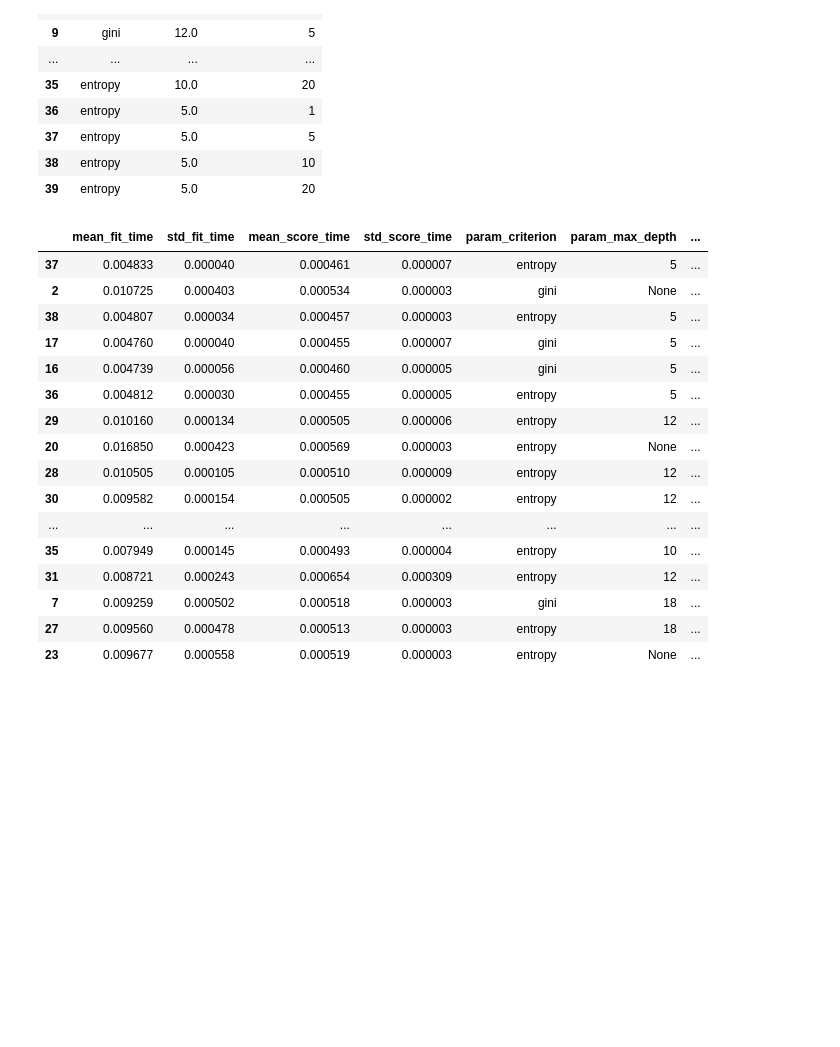
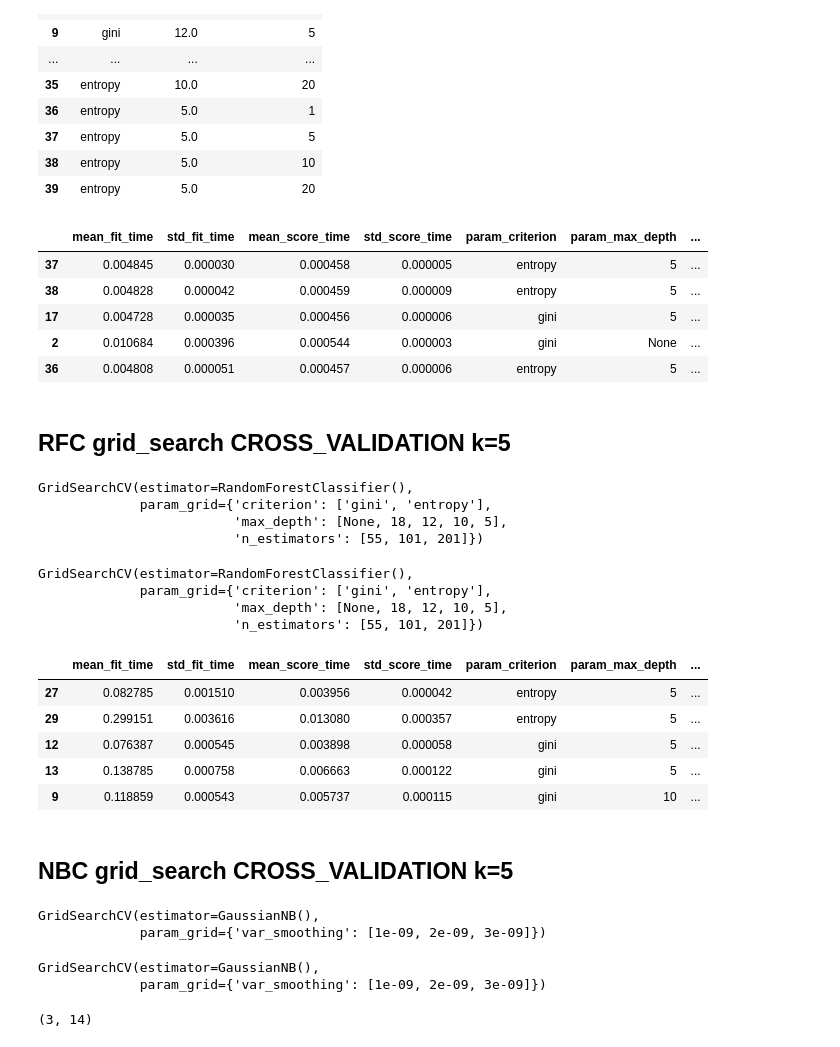
Before and after one commit to Project-Over-Under/Over_Under, a Jupyter notebook: MODEL/model_r_round2.ipynb, the cells around one changed output. Drawn from its saved outputs; the diff is of its cells as text; code cells hidden in the pictures; blank space fills up the shorter version.

```diff
--- a/MODEL/model_r_round2.ipynb
+++ b/MODEL/model_r_round2.ipynb
@@ -89,3 +92,5 @@ print(f'baseline precision: {baseline_precision:.2%}')
 baseline precision: 50.74%
 # %%
 df.drop(columns='baseline',inplace=True)
+# %%
+df_no_stadium = df.drop(columns='stadium')
@@ -92,5 +106,5 @@ df.drop(columns='baseline',inplace=True)
 # %%
-X_train, y_train, X_validate, y_validate, X_test, y_test = ex.train_validate_test(df,'is_under')
+X_train, y_train, X_validate, y_validate, X_test, y_test = ex.train_validate_test(df_no_stadium,'is_under')
 # %%
 X_train.shape, y_train.shape, X_validate.shape, y_validate.shape, X_test.shape, y_test.shape
 # %% [output]
@@ -255,22 +269,13 @@ params
 | 38 | entropy | 5.0 | 10 |
 | 39 | entropy | 5.0 | 20 |
 # %%
-results_df_init.sort_values(by='rank_test_score')
+results_df_init.sort_values(by='rank_test_score').head()
 # %% [output]
 |  | mean_fit_time | std_fit_time | mean_score_time | std_score_time | param_criterion | param_max_depth | ... |
-| 37 | 0.004833 | 0.000040 | 0.000461 | 0.000007 | entropy | 5 | ... |
-| 2 | 0.010725 | 0.000403 | 0.000534 | 0.000003 | gini | None | ... |
-| 38 | 0.004807 | 0.000034 | 0.000457 | 0.000003 | entropy | 5 | ... |
-| 17 | 0.004760 | 0.000040 | 0.000455 | 0.000007 | gini | 5 | ... |
-| 16 | 0.004739 | 0.000056 | 0.000460 | 0.000005 | gini | 5 | ... |
-| 36 | 0.004812 | 0.000030 | 0.000455 | 0.000005 | entropy | 5 | ... |
-| 29 | 0.010160 | 0.000134 | 0.000505 | 0.000006 | entropy | 12 | ... |
-| 20 | 0.016850 | 0.000423 | 0.000569 | 0.000003 | entropy | None | ... |
-| 28 | 0.010505 | 0.000105 | 0.000510 | 0.000009 | entropy | 12 | ... |
-| 30 | 0.009582 | 0.000154 | 0.000505 | 0.000002 | entropy | 12 | ... |
-| ... | ... | ... | ... | ... | ... | ... | ... |
-| 35 | 0.007949 | 0.000145 | 0.000493 | 0.000004 | entropy | 10 | ... |
-| 31 | 0.008721 | 0.000243 | 0.000654 | 0.000309 | entropy | 12 | ... |
-| 7 | 0.009259 | 0.000502 | 0.000518 | 0.000003 | gini | 18 | ... |
-| 27 | 0.009560 | 0.000478 | 0.000513 | 0.000003 | entropy | 18 | ... |
-| 23 | 0.009677 | 0.000558 | 0.000519 | 0.000003 | entropy | None | ... |
+| 37 | 0.004845 | 0.000030 | 0.000458 | 0.000005 | entropy | 5 | ... |
+| 38 | 0.004828 | 0.000042 | 0.000459 | 0.000009 | entropy | 5 | ... |
+| 17 | 0.004728 | 0.000035 | 0.000456 | 0.000006 | gini | 5 | ... |
+| 2 | 0.010684 | 0.000396 | 0.000544 | 0.000003 | gini | None | ... |
+| 36 | 0.004808 | 0.000051 | 0.000457 | 0.000006 | entropy | 5 | ... |
+# %% [markdown]
+## RFC grid_search CROSS_VALIDATION k=5
@@ -276,0 +290,14 @@ results_df_init.sort_values(by='rank_test_score')
+# %%
+gr_search
+# %% [output]
+GridSearchCV(estimator=RandomForestClassifier(),
+             param_grid={'criterion': ['gini', 'entropy'],
+                         'max_depth': [None, 18, 12, 10, 5],
+                         'n_estimators': [55, 101, 201]})
+# %%
+gr_search.fit(X_train, y_train)
+# %% [output]
+GridSearchCV(estimator=RandomForestClassifier(),
+             param_grid={'criterion': ['gini', 'entropy'],
+                         'max_depth': [None, 18, 12, 10, 5],
+                         'n_estimators': [55, 101, 201]})
@@ -276,0 +308,12 @@ results_df_init.sort_values(by='rank_test_score')
+# %%
+params = pd.DataFrame(results['params'])
+results_df_init.sort_values(by='rank_test_score').head()
+# %% [output]
+|  | mean_fit_time | std_fit_time | mean_score_time | std_score_time | param_criterion | param_max_depth | ... |
+| 27 | 0.082785 | 0.001510 | 0.003956 | 0.000042 | entropy | 5 | ... |
+| 29 | 0.299151 | 0.003616 | 0.013080 | 0.000357 | entropy | 5 | ... |
+| 12 | 0.076387 | 0.000545 | 0.003898 | 0.000058 | gini | 5 | ... |
+| 13 | 0.138785 | 0.000758 | 0.006663 | 0.000122 | gini | 5 | ... |
+| 9 | 0.118859 | 0.000543 | 0.005737 | 0.000115 | gini | 10 | ... |
+# %% [markdown]
+## NBC grid_search CROSS_VALIDATION k=5
@@ -276,0 +326,16 @@ results_df_init.sort_values(by='rank_test_score')
+# %%
+gr_search
+# %% [output]
+GridSearchCV(estimator=GaussianNB(),
+             param_grid={'var_smoothing': [1e-09, 2e-09, 3e-09]})
+# %%
+gr_search.fit(X_train, y_train)
+# %% [output]
+GridSearchCV(estimator=GaussianNB(),
+             param_grid={'var_smoothing': [1e-09, 2e-09, 3e-09]})
+# %%
+results = gr_search.cv_results_
+results_df_init = pd.DataFrame(results)
+results_df_init.shape
+# %% [output]
+(3, 14)
```
Also changed, not shown: parts of 46 cells of this notebook, 3 other files.
